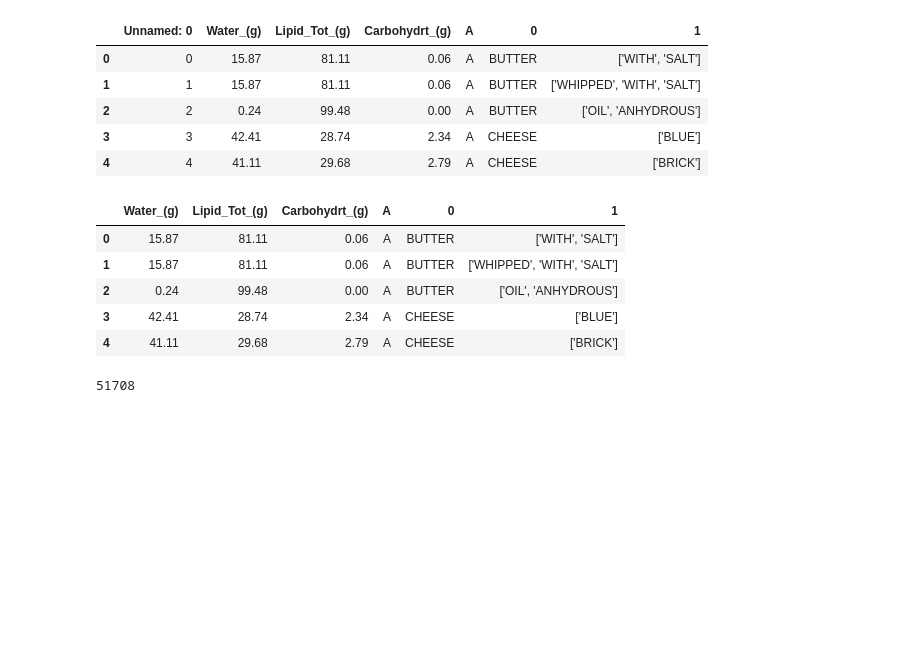
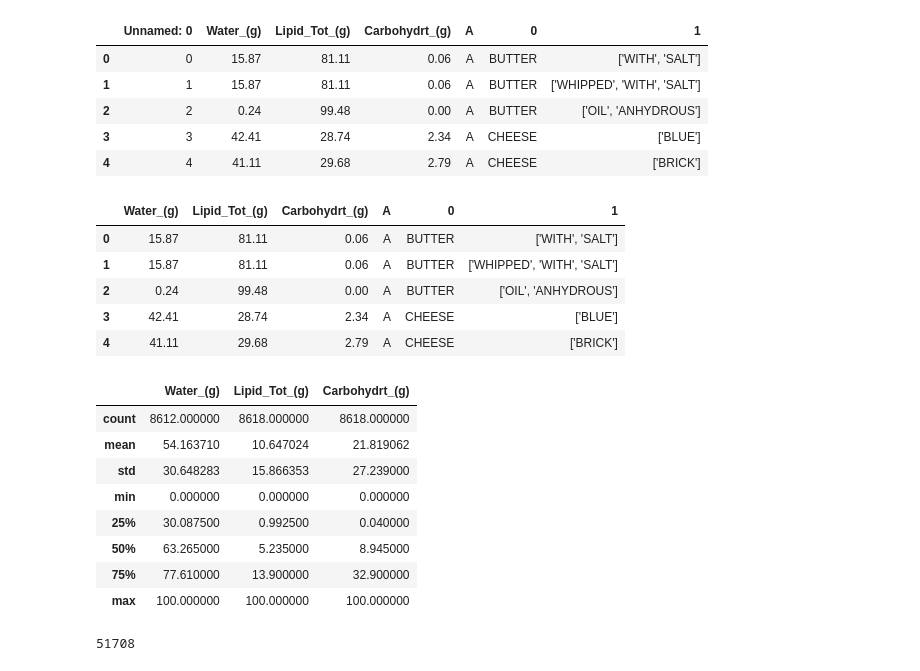
Before and after one commit to Jugr/sklearn, a Jupyter notebook: pandas/14_数据清洗.ipynb, the cells around one changed output. Saved outputs shown, nothing was run; the diff lists cells and outputs as text; code cells hidden in the pictures; blank space fills up the shorter version.

```diff
--- a/pandas/14_数据清洗.ipynb
+++ b/pandas/14_数据清洗.ipynb
@@ -23,6 +23,18 @@ df.head()
 | 2 | 0.24 | 99.48 | 0.00 | A | BUTTER | ['OIL', 'ANHYDROUS'] |
 | 3 | 42.41 | 28.74 | 2.34 | A | CHEESE | ['BLUE'] |
 | 4 | 41.11 | 29.68 | 2.79 | A | CHEESE | ['BRICK'] |
+# %%
+df.describe()
+# %% [output]
+|  | Water_(g) | Lipid_Tot_(g) | Carbohydrt_(g) |
+| count | 8612.000000 | 8618.000000 | 8618.000000 |
+| mean | 54.163710 | 10.647024 | 21.819062 |
+| std | 30.648283 | 15.866353 | 27.239000 |
+| min | 0.000000 | 0.000000 | 0.000000 |
+| 25% | 30.087500 | 0.992500 | 0.040000 |
+| 50% | 63.265000 | 5.235000 | 8.945000 |
+| 75% | 77.610000 | 13.900000 | 32.900000 |
+| max | 100.000000 | 100.000000 | 100.000000 |
 # %%
 #Return an int representing the number of elements in this object.
 df.size
```
Also changed, not shown: parts of 2 cells of this notebook, 3 other files.
